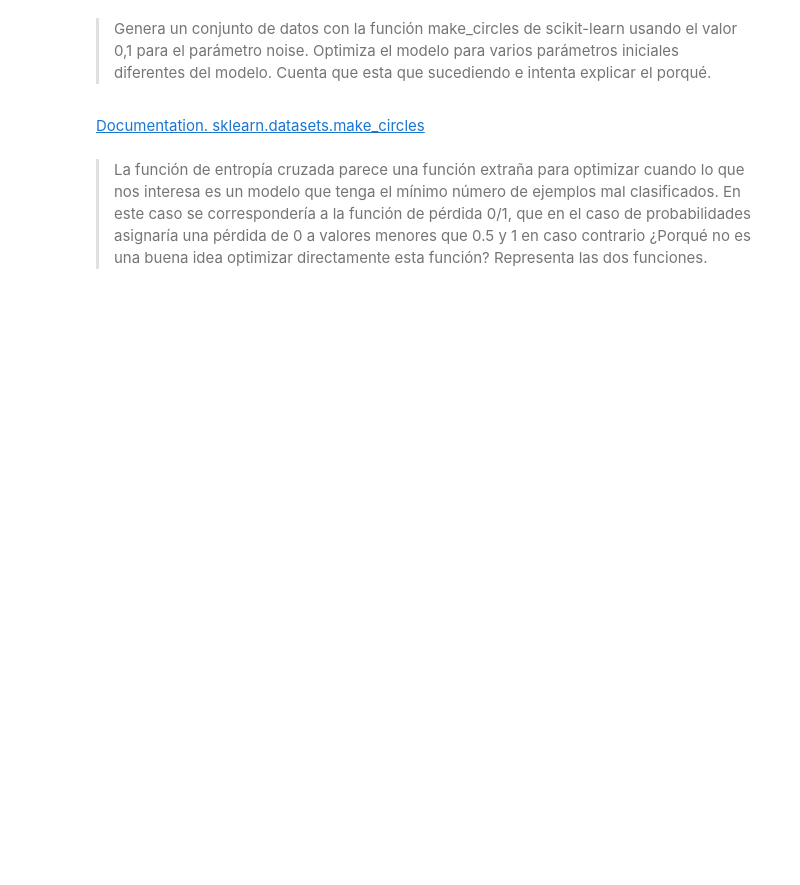
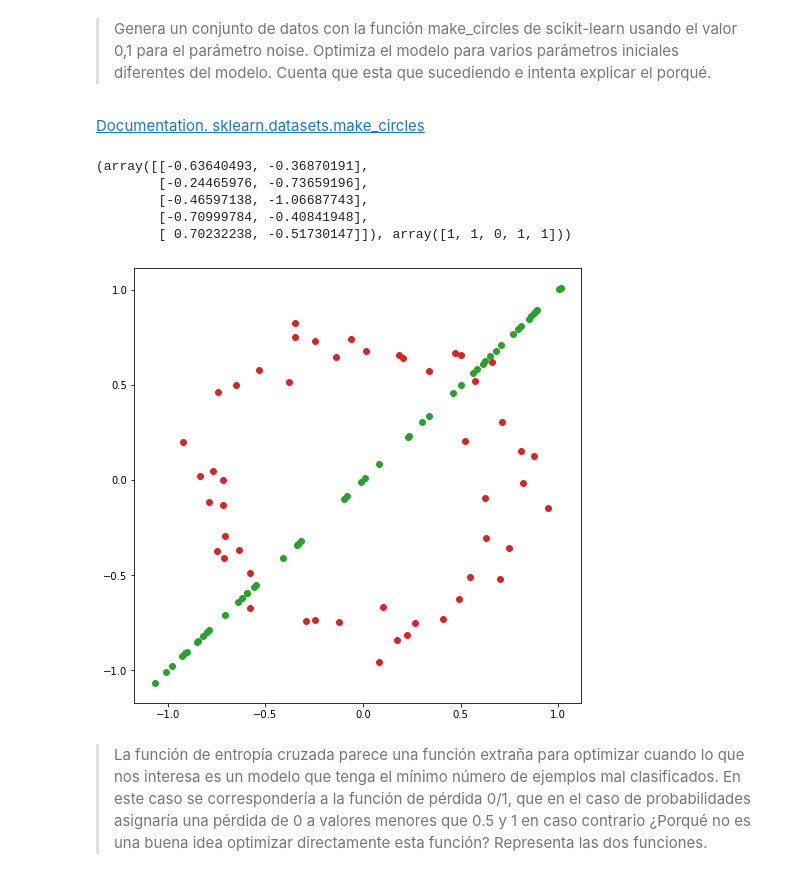
Before and after one commit to IFibla/Aprenentatge-Automatic, a Jupyter notebook: Problema 1/Individual-¿Kullback-que?/main.ipynb, the cells around one changed output. Drawn from its saved outputs; the diff is of its cells as text; code cells hidden in the pictures; blank space fills up the shorter version.

```diff
--- a/Problema 1/Individual-¿Kullback-que?/main.ipynb
+++ b/Problema 1/Individual-¿Kullback-que?/main.ipynb
@@ -88,6 +192,26 @@ c_gradient_function(c_sample_prob, c_sample_label)
 [Documentation. sklearn.datasets.make_circles](https://scikit-learn.org/stable/modules/generated/sklearn.datasets.make_circles.html)
 # %%
 d_sample = make_circles(n_samples=100, noise=0.1, random_state=RANDOM_STATE)
-d_sample
+d_sample_prob = d_sample[0]
+d_sample_label = d_sample[1]
+d_sample_prob[:5], d_sample_label[:5]
+# %% [output]
+(array([[-0.63640493, -0.36870191],
+        [-0.24465976, -0.73659196],
+        [-0.46597138, -1.06687743],
+        [-0.70999784, -0.40841948],
+        [ 0.70232238, -0.51730147]]), array([1, 1, 0, 1, 1]))
+# %%
+d_true_x = [x[0] for idx, x in enumerate(d_sample_prob) if d_sample_label[idx]]
+d_true_y = [x[1] for idx, x in enumerate(d_sample_prob) if d_sample_label[idx]]
+d_false_x = [x[1] for idx, x in enumerate(d_sample_prob) if not d_sample_label[idx]]
+d_false_y = [x[1] for idx, x in enumerate(d_sample_prob) if not d_sample_label[idx]]
+
+d_t_scat = {'X': d_true_x, 'Y': d_true_y}
+d_f_scat = {'X': d_false_x, 'Y': d_false_y}
+
+plot_binary_scatters(d_t_scat, d_f_scat)
+# %% [output]
+[figure, added]
 # %% [markdown]
 > La función de entropía cruzada parece una función extraña para optimizar cuando lo que nos interesa es un modelo que tenga el mínimo número de ejemplos mal clasificados. En este caso se correspondería a la función de pérdida 0/1, que en el caso de probabilidades asignaría una pérdida de 0 a valores menores que 0.5 y 1 en caso contrario ¿Porqué no es una buena idea optimizar directamente esta función? Representa las dos funciones.
```
Also changed, not shown: parts of 26 cells of this notebook.
